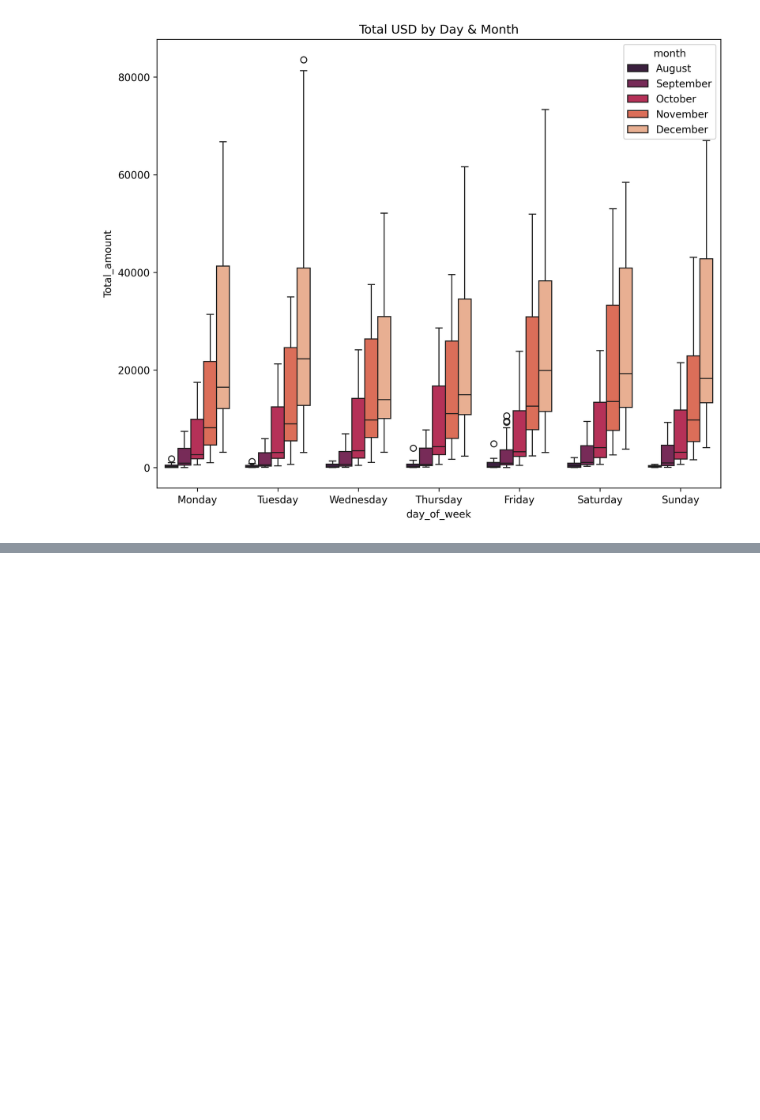
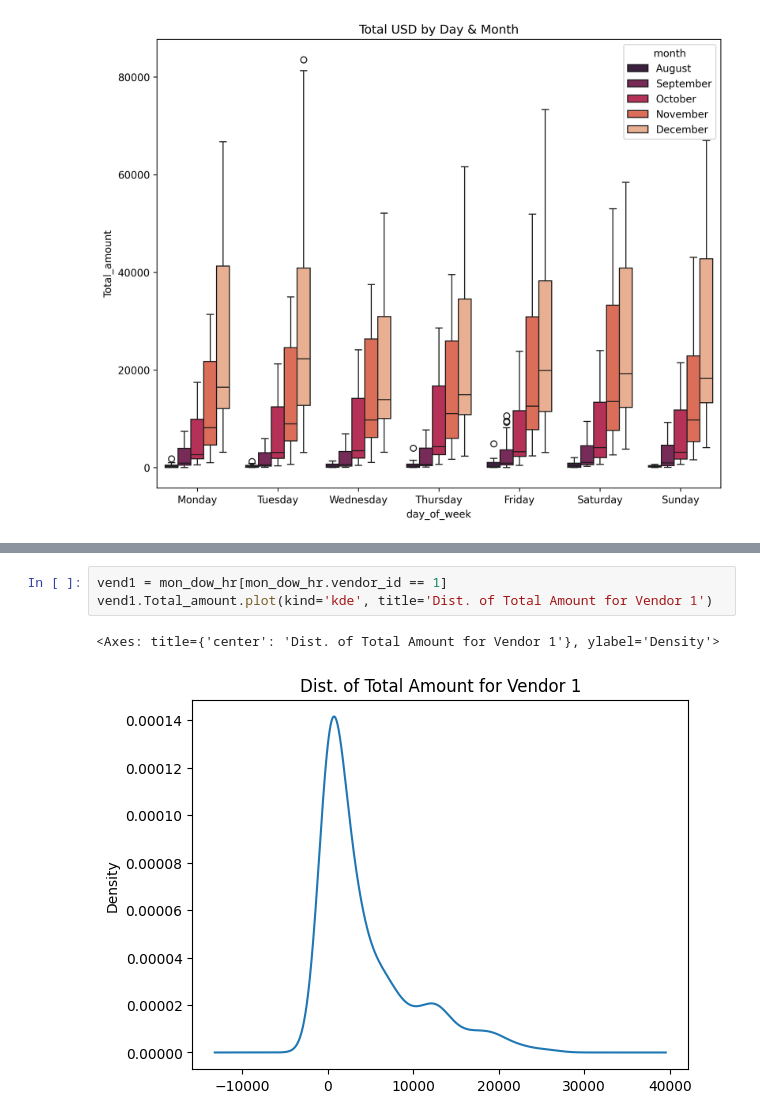
Before and after one commit to AVelaryon/Green_Taxi_2013_Data, a Jupyter notebook: Taxi_Business_Project.ipynb, the cells around one changed output, grey strips where cells are left out. Drawn from its saved outputs; the diff is of its cells as text; blank space fills up the shorter version.

```diff
--- a/Taxi_Business_Project.ipynb
+++ b/Taxi_Business_Project.ipynb
@@ -83,0 +113,6 @@ plt.show()
+# %%
+vend1 = mon_dow_hr[mon_dow_hr.vendor_id == 1]
+vend1.Total_amount.plot(kind='kde', title='Dist. of Total Amount for Vendor 1')
+# %% [output]
+<Axes: title={'center': 'Dist. of Total Amount for Vendor 1'}, ylabel='Density'>
+[figure, added]
```
Also changed, not shown: parts of 15 cells of this notebook, 3 other files.
